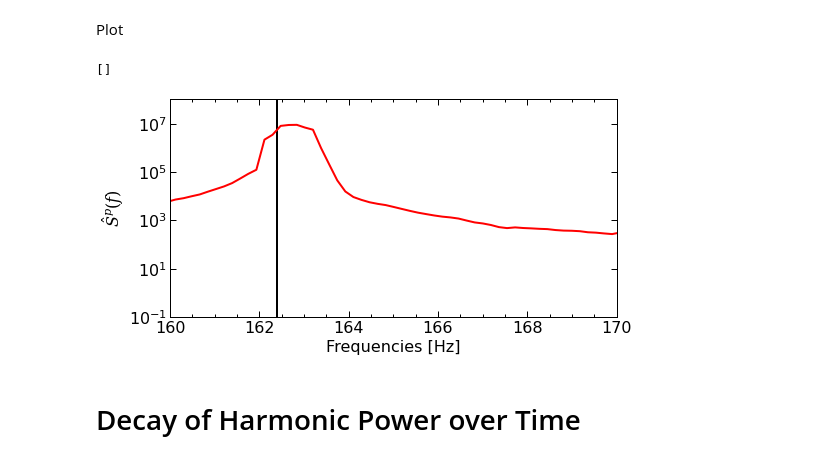
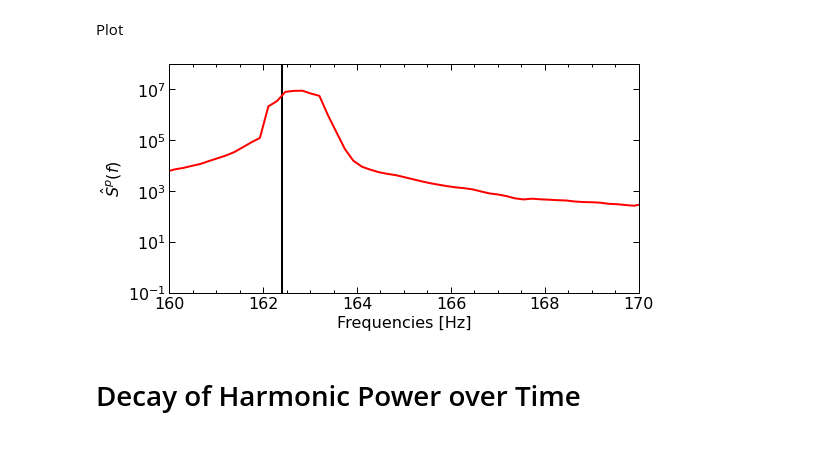
Before and after one commit to amirhdre/DSP-udemy, a Jupyter notebook: spectral.ipynb, the cells around one changed output. Drawn from its saved outputs; the diff is of its cells as text; code cells hidden in the pictures.

```diff
--- a/spectral.ipynb
+++ b/spectral.ipynb
@@ -233,16 +246,17 @@ Plot
 # %%
 plt.figure(figsize=(8,4))
 [plt.axvline(E_fund*i, color='k') for i in range(18)]
 plt.plot(f, P_smoothed, color='r')
 plt.xlim(0,2000)
 plt.xlim(160,170)
 plt.ylim(bottom=1e-1, top=1e8)
 plt.xlabel('Frequencies [Hz]')
 plt.ylabel('$\hat{S}^{p}(f)$')
 plt.semilogy()
+plt.tight_layout()
+plt.show()
 # %% [output]
-[]
-[figure, old version]
+[figure, new version]
 # %% [markdown]
 # Decay of Harmonic Power over Time
 # %% [markdown]
```
Also changed, not shown: parts of 9 cells of this notebook, 1 other file.
